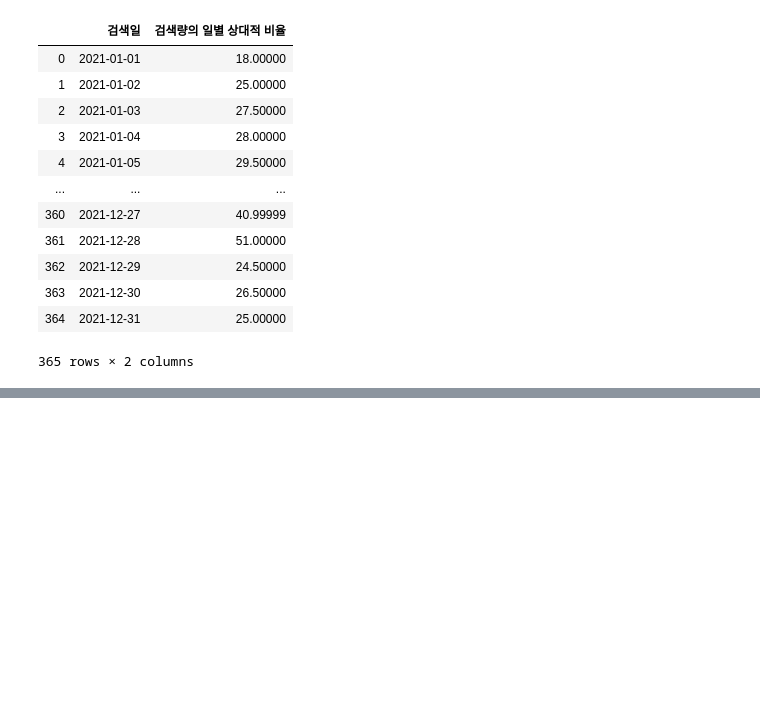
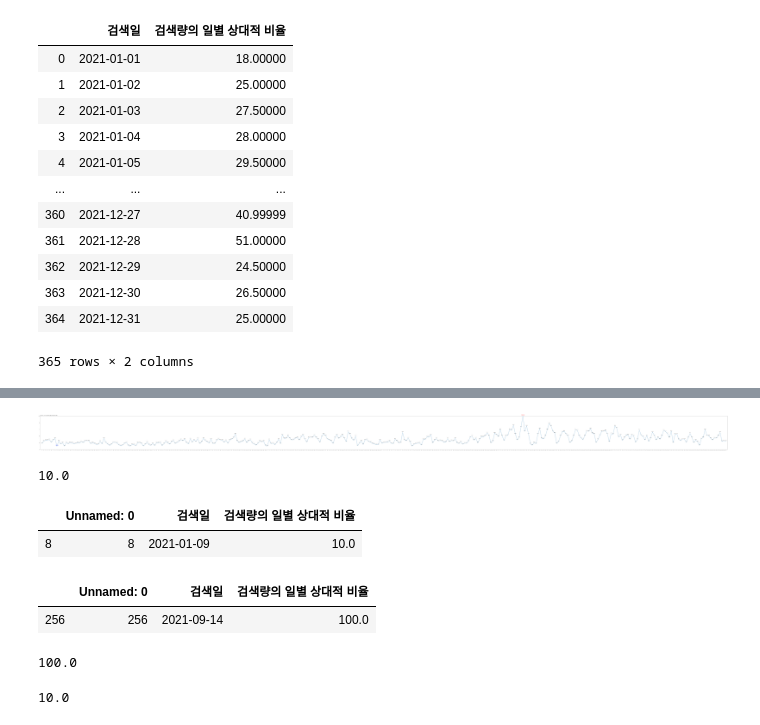
Before and after one commit to kwak-dong-su/data-crawling, a Jupyter notebook: data04/naver_openAPI_trend.ipynb, the cells around one changed output, grey strips where cells are left out. Cells and saved outputs as stored; diff of their text form; code cells hidden in the pictures; blank space fills up the shorter version.

```diff
--- a/data04/naver_openAPI_trend.ipynb
+++ b/data04/naver_openAPI_trend.ipynb
@@ -136,0 +159,6 @@ df_test2.drop('Unnamed: 0', axis=1)
+# %%
+day_list=[]
+for i in range(365):
+    temp=df_test2['검색일'][i].split('-')
+    day_list.append(str(int(temp[1]))+"."+str(int(temp[2])))
+day_list
@@ -136,0 +183,41 @@ df_test2.drop('Unnamed: 0', axis=1)
+# %%
+plt.figure(figsize=(200,10))
+plt.plot(day_list, df_test2['검색량의 일별 상대적 비율'])
+plt.title("[우크라이나, 러시아] 검색어의 일별 검색량 상대적 비율", loc='left')
+plt.xlim([-1, 365])      # X축의 범위: [xmin, xmax]
+plt.ylim([0, 100])     # Y축의 범위: [ymin, ymax]
+
+for i in range(365):
+    height=df_test2['검색량의 일별 상대적 비율'][i]
+    if i==8:
+        plt.text(day_list[8], height+1, '%.1f' %df_test2['검색량의 일별 상대적 비율'][8], ha='center', va='bottom', size=20, fontdict={'color': 'blue'})
+    elif i==256:
+        plt.text(day_list[256], height+1, '%.1f' %df_test2['검색량의 일별 상대적 비율'][256], ha='center', va='bottom', size=20, fontdict={'color': 'red'})
+    else:
+        plt.text(day_list[i], height+1, '%.1f' %height, ha='center', va='bottom', size=12)
+
+plt.show()
+# %% [output]
+[figure, added]
+# %%
+min(df_test2['검색량의 일별 상대적 비율'])
+# %% [output]
+10.0
+# %%
+df_test2.loc[df_test2['검색량의 일별 상대적 비율'] == min(df_test2['검색량의 일별 상대적 비율'])]
+# %% [output]
+|  | Unnamed: 0 | 검색일 | 검색량의 일별 상대적 비율 |
+| 8 | 8 | 2021-01-09 | 10.0 |
+# %%
+df_test2.loc[df_test2['검색량의 일별 상대적 비율'] == max(df_test2['검색량의 일별 상대적 비율'])]
+# %% [output]
+|  | Unnamed: 0 | 검색일 | 검색량의 일별 상대적 비율 |
+| 256 | 256 | 2021-09-14 | 100.0 |
+# %%
+df_test2.loc[256,'검색량의 일별 상대적 비율']
+# %% [output]
+100.0
+# %%
+df_test2.loc[8,'검색량의 일별 상대적 비율']
+# %% [output]
+10.0
```
Also changed, not shown: parts of 4 cells of this notebook, 5 other files.
